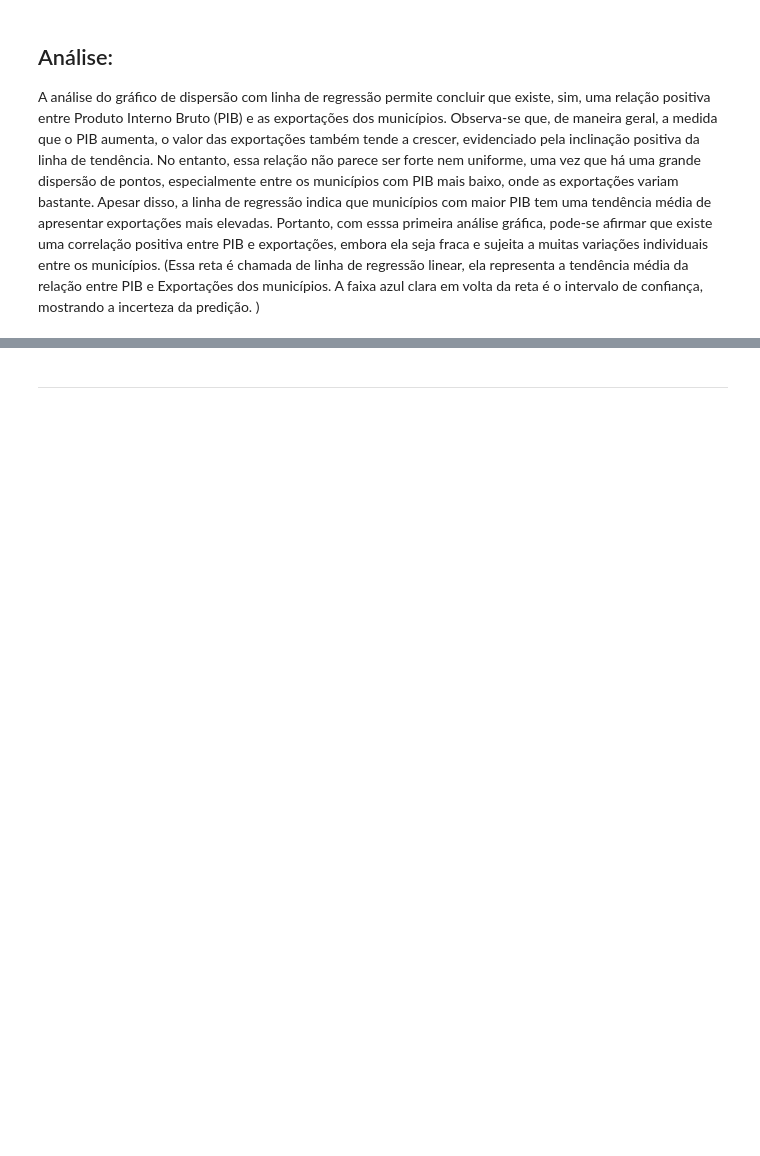
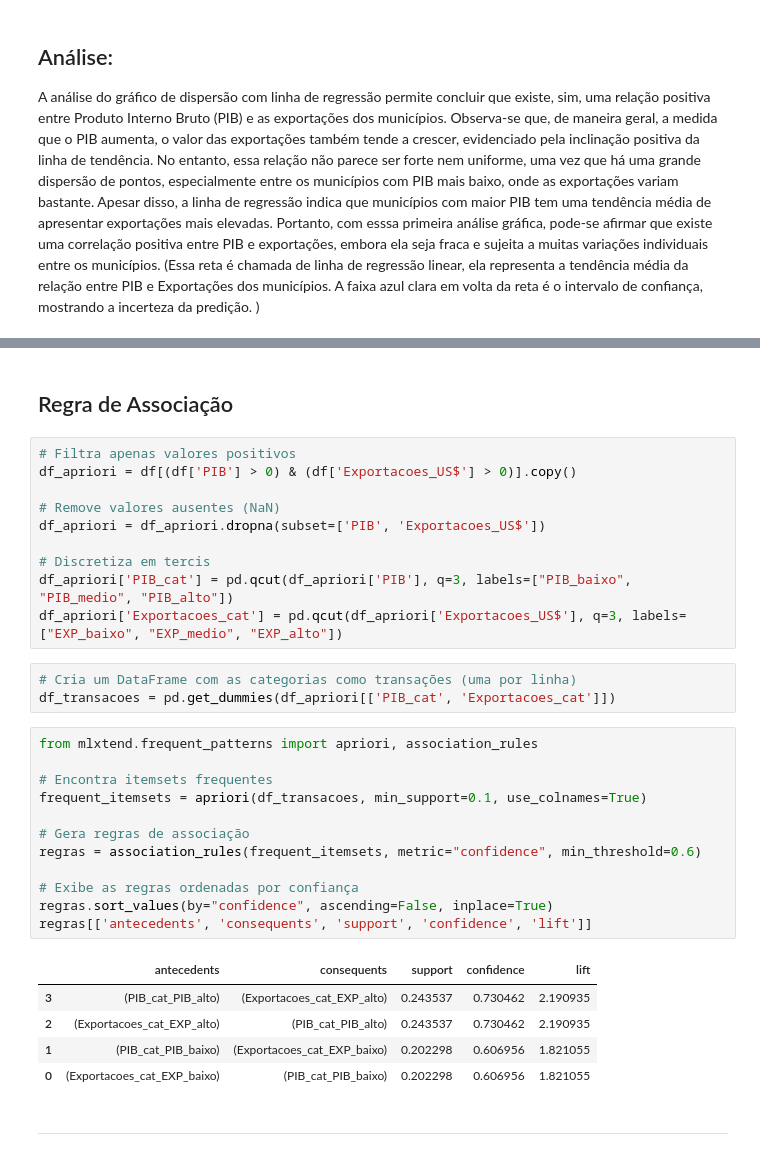
Before and after one commit to anaC-Fernandes/ProjetoDados, a Jupyter notebook: Notebooks/Dataset_Economia.ipynb, the cells around one changed output, grey strips where cells are left out. Cells and saved outputs as stored; diff of their text form; blank space fills up the shorter version.

```diff
--- a/Notebooks/Dataset_Economia.ipynb
+++ b/Notebooks/Dataset_Economia.ipynb
@@ -413,3 +516,36 @@ A faixa azul clara em volta da reta é o intervalo de confiança, mostrando a in
+# %% [markdown]
+## Regra de Associação
+# %%
+# Filtra apenas valores positivos
+df_apriori = df[(df['PIB'] > 0) & (df['Exportacoes_US$'] > 0)].copy()
+
+# Remove valores ausentes (NaN)
+df_apriori = df_apriori.dropna(subset=['PIB', 'Exportacoes_US$'])
+
+# Discretiza em tercis
+df_apriori['PIB_cat'] = pd.qcut(df_apriori['PIB'], q=3, labels=["PIB_baixo", "PIB_medio", "PIB_alto"])
+df_apriori['Exportacoes_cat'] = pd.qcut(df_apriori['Exportacoes_US$'], q=3, labels=["EXP_baixo", "EXP_medio", "EXP_alto"])
+# %%
+# Cria um DataFrame com as categorias como transações (uma por linha)
+df_transacoes = pd.get_dummies(df_apriori[['PIB_cat', 'Exportacoes_cat']])
+# %%
+from mlxtend.frequent_patterns import apriori, association_rules
+
+# Encontra itemsets frequentes
+frequent_itemsets = apriori(df_transacoes, min_support=0.1, use_colnames=True)
+
+# Gera regras de associação
+regras = association_rules(frequent_itemsets, metric="confidence", min_threshold=0.6)
+
+# Exibe as regras ordenadas por confiança
+regras.sort_values(by="confidence", ascending=False, inplace=True)
+regras[['antecedents', 'consequents', 'support', 'confidence', 'lift']]
+# %% [output]
+|  | antecedents | consequents | support | confidence | lift |
+| 3 | (PIB_cat_PIB_alto) | (Exportacoes_cat_EXP_alto) | 0.243537 | 0.730462 | 2.190935 |
+| 2 | (Exportacoes_cat_EXP_alto) | (PIB_cat_PIB_alto) | 0.243537 | 0.730462 | 2.190935 |
+| 1 | (PIB_cat_PIB_baixo) | (Exportacoes_cat_EXP_baixo) | 0.202298 | 0.606956 | 1.821055 |
+| 0 | (Exportacoes_cat_EXP_baixo) | (PIB_cat_PIB_baixo) | 0.202298 | 0.606956 | 1.821055 |
 # %% [markdown]
 
 
```
Also changed, not shown: parts of 9 cells of this notebook.
